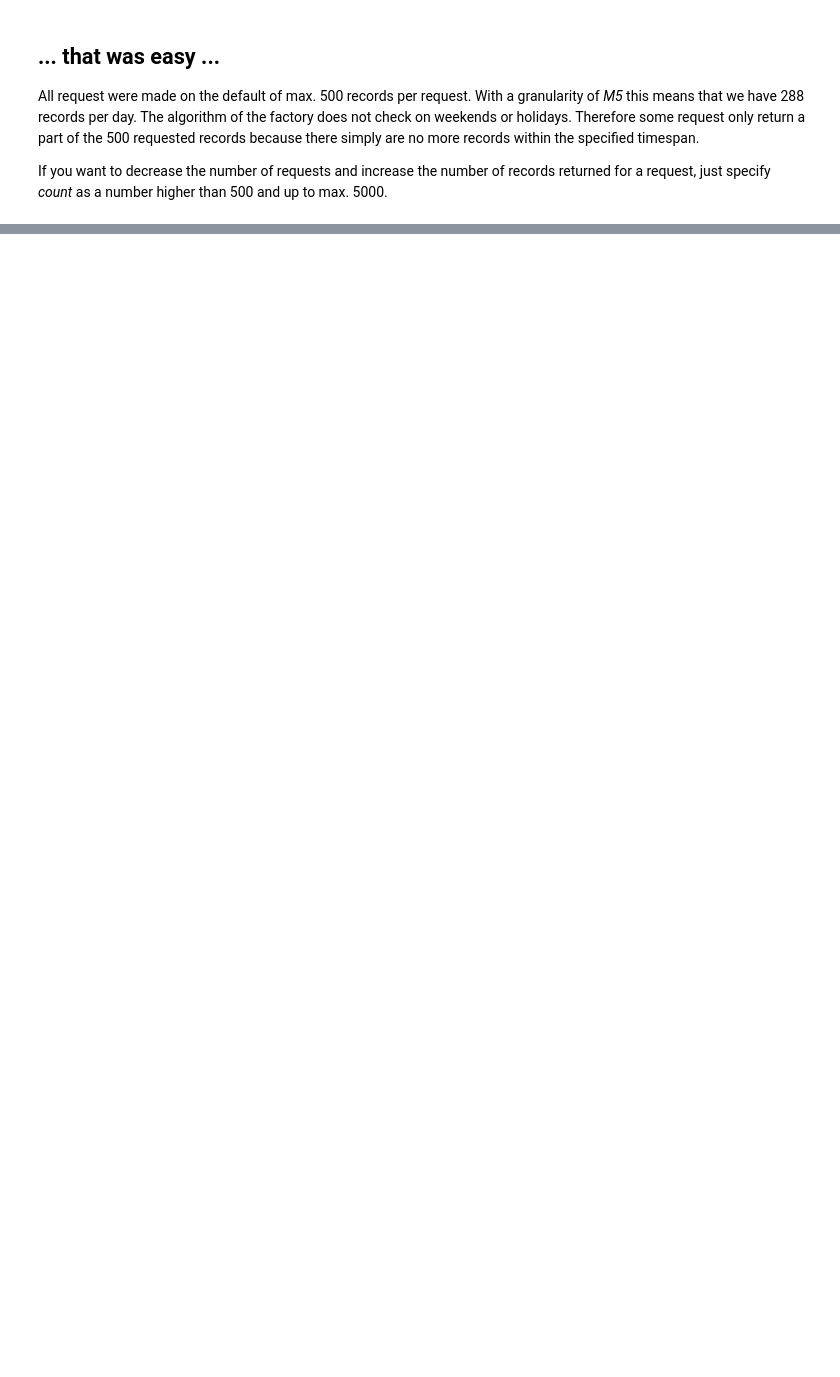
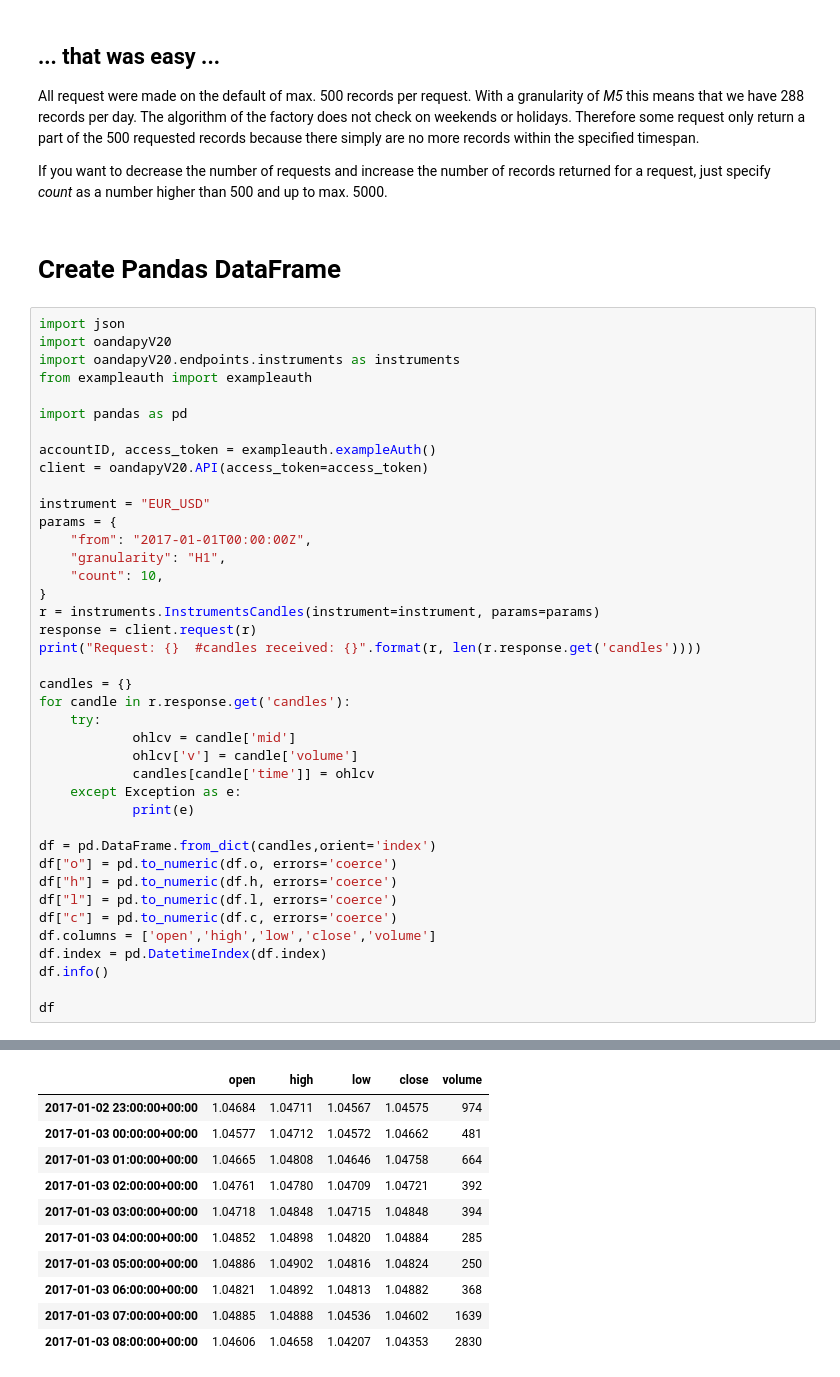
Before and after one commit to hootnot/oanda-api-v20, a Jupyter notebook: jupyter/historical.ipynb, the cells around one changed output, grey strips where cells are left out. Drawn from its saved outputs; the diff is of its cells as text; blank space fills up the shorter version.

Commit message:
Add -Pandas DataFrame sample

```diff
--- a/jupyter/historical.ipynb
+++ b/jupyter/historical.ipynb
@@ -163,3 +163,46 @@ Check the datafile: /tmp/EUR_USD.M5.out under /tmp!, it contains 54090 records
 All request were made on the default of max. 500 records per request. With a granularity of *M5* this means that we have 288 records per day. The algorithm of the factory does not check on weekends or holidays. Therefore some request only return a part of the 500 requested records because there simply are no more records within the specified timespan.
 
 If you want to decrease the number of requests and increase the number of records returned for a request, just specify *count* as a number higher than 500 and up to max. 5000.
+# %% [markdown]
+# Create Pandas DataFrame
+# %%
+import json
+import oandapyV20
+import oandapyV20.endpoints.instruments as instruments
+from exampleauth import exampleauth
+
+import pandas as pd
+
+accountID, access_token = exampleauth.exampleAuth()
+client = oandapyV20.API(access_token=access_token)
+
+instrument = "EUR_USD"
+params = {
+    "from": "2017-01-01T00:00:00Z",
+    "granularity": "H1",
+    "count": 10,
+}
+r = instruments.InstrumentsCandles(instrument=instrument, params=params)
+response = client.request(r)
+print("Request: {}  #candles received: {}".format(r, len(r.response.get('candles'))))
+
+candles = {}
+for candle in r.response.get('candles'):
+    try:
+            ohlcv = candle['mid']
+            ohlcv['v'] = candle['volume']
+            candles[candle['time']] = ohlcv
+    except Exception as e:
+            print(e)
+
+df = pd.DataFrame.from_dict(candles,orient='index')
+df["o"] = pd.to_numeric(df.o, errors='coerce')
+df["h"] = pd.to_numeric(df.h, errors='coerce')
+df["l"] = pd.to_numeric(df.l, errors='coerce')
+df["c"] = pd.to_numeric(df.c, errors='coerce')
+df.columns = ['open','high','low','close','volume']
+df.index = pd.DatetimeIndex(df.index)
+df.info()
+
+df
+# %% [output]
@@ -165,0 +222,11 @@ If you want to decrease the number of requests and increase the number of record
+|  | open | high | low | close | volume |
+| 2017-01-02 23:00:00+00:00 | 1.04684 | 1.04711 | 1.04567 | 1.04575 | 974 |
+| 2017-01-03 00:00:00+00:00 | 1.04577 | 1.04712 | 1.04572 | 1.04662 | 481 |
+| 2017-01-03 01:00:00+00:00 | 1.04665 | 1.04808 | 1.04646 | 1.04758 | 664 |
+| 2017-01-03 02:00:00+00:00 | 1.04761 | 1.04780 | 1.04709 | 1.04721 | 392 |
+| 2017-01-03 03:00:00+00:00 | 1.04718 | 1.04848 | 1.04715 | 1.04848 | 394 |
+| 2017-01-03 04:00:00+00:00 | 1.04852 | 1.04898 | 1.04820 | 1.04884 | 285 |
+| 2017-01-03 05:00:00+00:00 | 1.04886 | 1.04902 | 1.04816 | 1.04824 | 250 |
+| 2017-01-03 06:00:00+00:00 | 1.04821 | 1.04892 | 1.04813 | 1.04882 | 368 |
+| 2017-01-03 07:00:00+00:00 | 1.04885 | 1.04888 | 1.04536 | 1.04602 | 1639 |
+| 2017-01-03 08:00:00+00:00 | 1.04606 | 1.04658 | 1.04207 | 1.04353 | 2830 |
```
Also changed, not shown: parts of 1 cell of this notebook, 1 other file.
